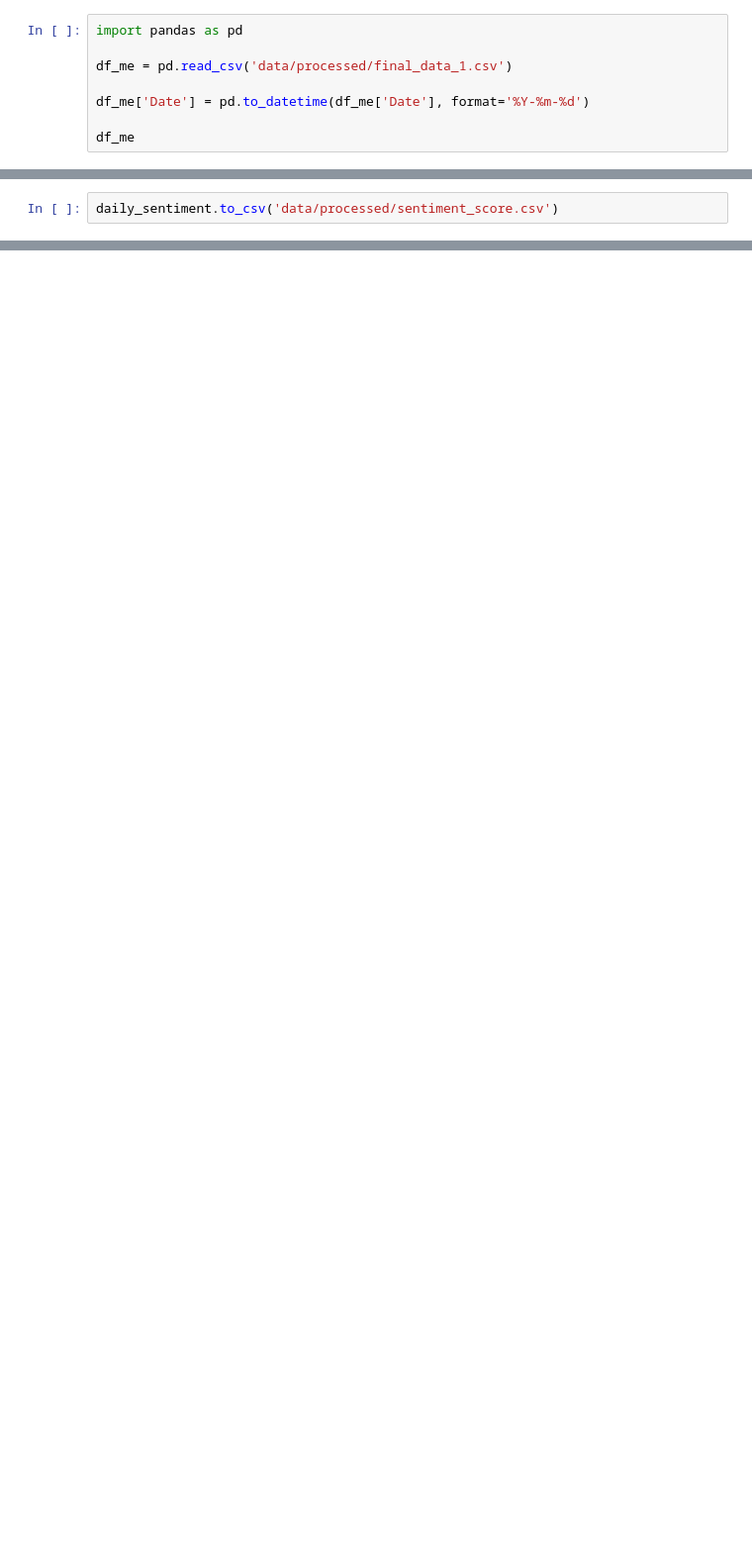
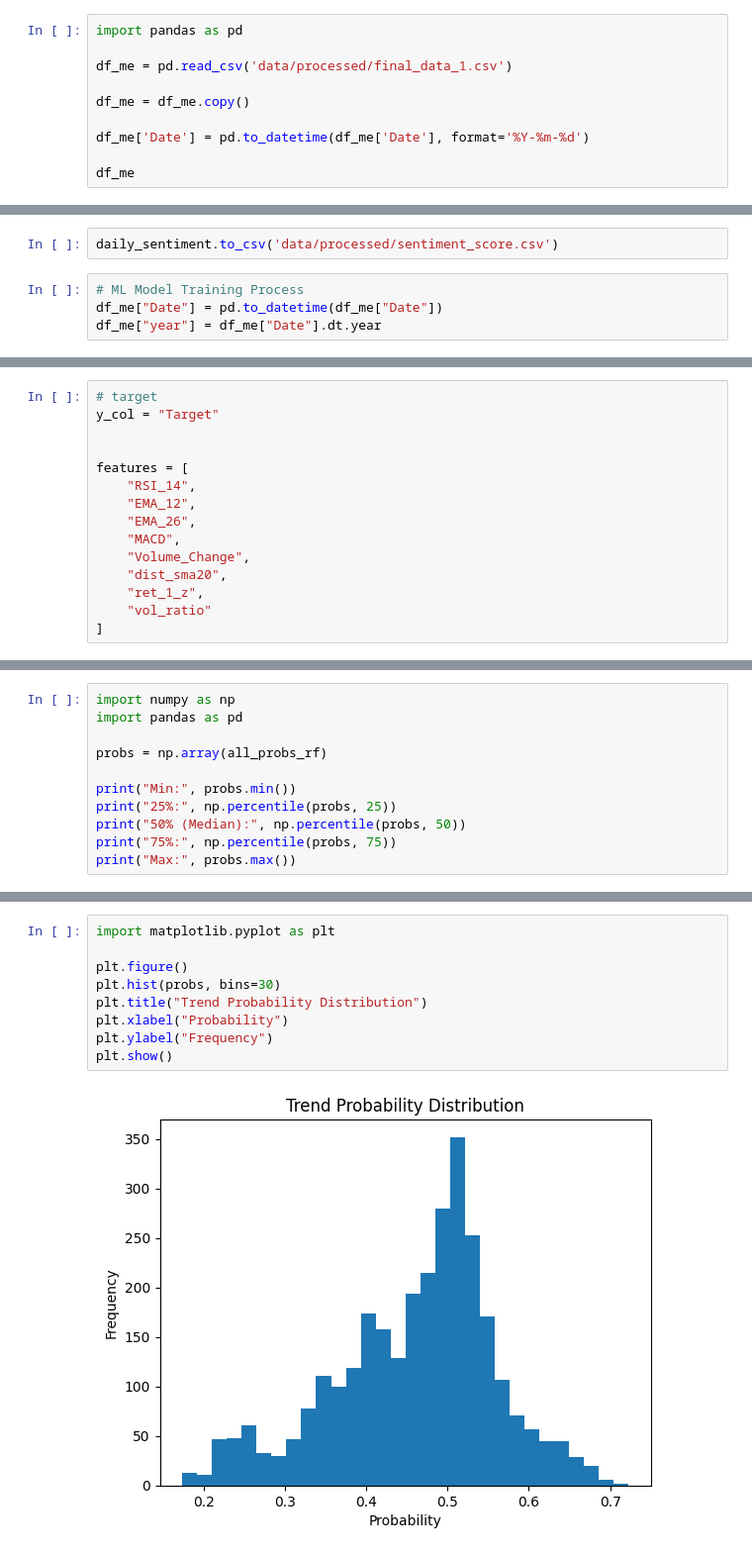
Before and after one commit to Rugved-Lohakare/smart-investment-advisor, a Jupyter notebook: data_notebook.ipynb, the cells around one changed output, grey strips where cells are left out. Shown at 99% size. Cells and saved outputs as stored; diff of their text form; blank space fills up the shorter version.

```diff
--- a/data_notebook.ipynb
+++ b/data_notebook.ipynb
@@ -65,6 +240,8 @@ import pandas as pd
 
 df_me = pd.read_csv('data/processed/final_data_1.csv')
 
+df_me = df_me.copy()
+
 df_me['Date'] = pd.to_datetime(df_me['Date'], format='%Y-%m-%d')
 
 df_me
@@ -284,2 +886,6 @@ daily_sentiment
 # %%
 daily_sentiment.to_csv('data/processed/sentiment_score.csv')
+# %%
+# ML Model Training Process
+df_me["Date"] = pd.to_datetime(df_me["Date"])
+df_me["year"] = df_me["Date"].dt.year
@@ -285,0 +903,15 @@ daily_sentiment.to_csv('data/processed/sentiment_score.csv')
+# %%
+# target
+y_col = "Target"
+
+
+features = [
+    "RSI_14",
+    "EMA_12",
+    "EMA_26",
+    "MACD",
+    "Volume_Change",
+    "dist_sma20",
+    "ret_1_z",
+    "vol_ratio"
+]
@@ -285,0 +1116,11 @@ daily_sentiment.to_csv('data/processed/sentiment_score.csv')
+# %%
+import numpy as np
+import pandas as pd
+
+probs = np.array(all_probs_rf)
+
+print("Min:", probs.min())
+print("25%:", np.percentile(probs, 25))
+print("50% (Median):", np.percentile(probs, 50))
+print("75%:", np.percentile(probs, 75))
+print("Max:", probs.max())
@@ -285,0 +1143,11 @@ daily_sentiment.to_csv('data/processed/sentiment_score.csv')
+# %%
+import matplotlib.pyplot as plt
+
+plt.figure()
+plt.hist(probs, bins=30)
+plt.title("Trend Probability Distribution")
+plt.xlabel("Probability")
+plt.ylabel("Frequency")
+plt.show()
+# %% [output]
+[figure, added]
```
Also changed, not shown: parts of 106 cells of this notebook, 18 other files.
